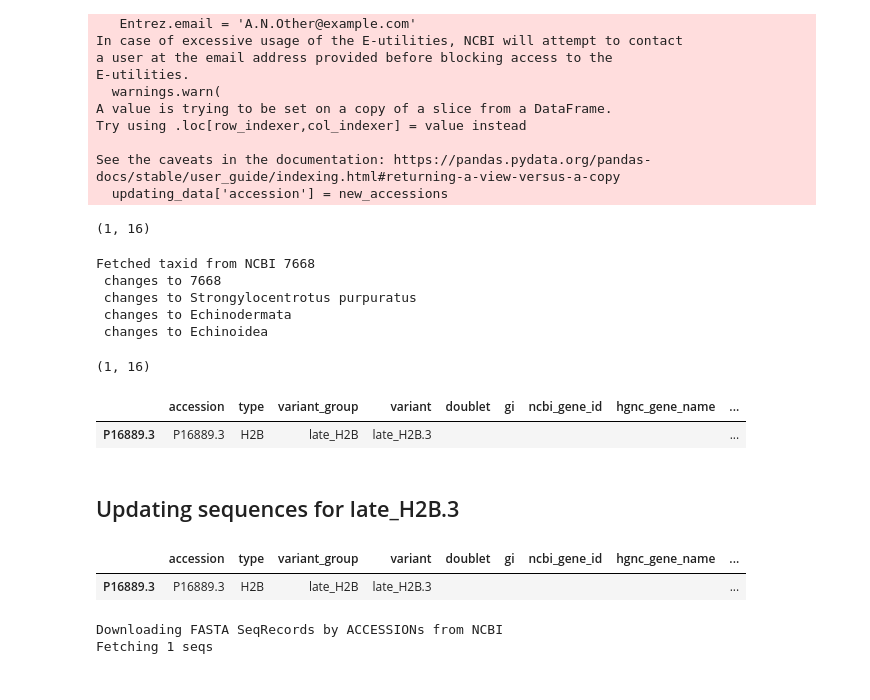
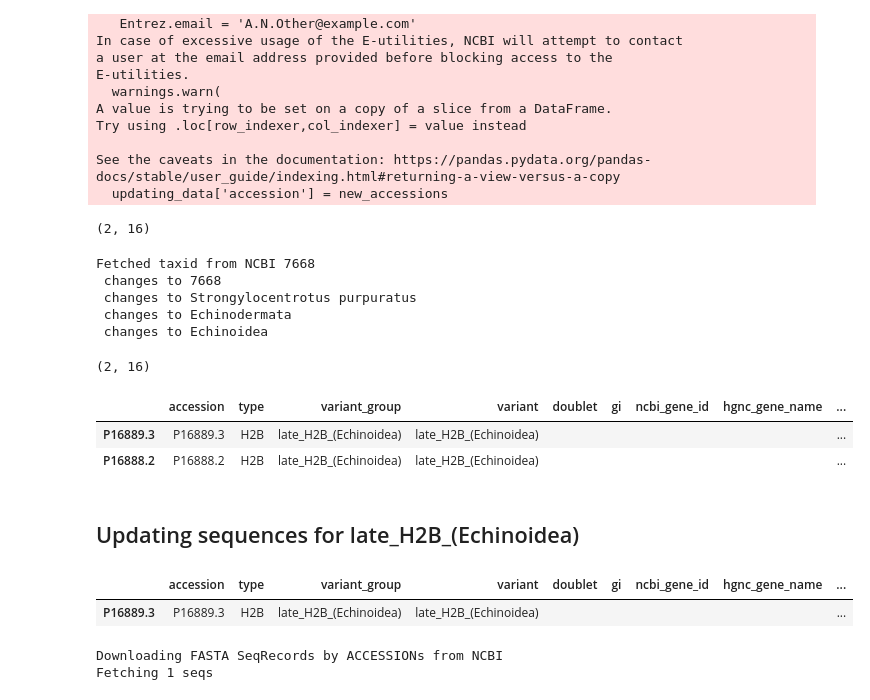
Before and after one commit to v-kulikov1/histonedb_Vladimir, a Jupyter notebook: CURATED_SET/curated_service/add_late_H2B-L3_march2024.ipynb, the cells around one changed output. Cells and saved outputs as stored; diff of their text form; code cells hidden in the pictures.

Commit message:
Добавил все 5 последовательностей Echinoidea. Пока не удалил неправильные названия

```diff
--- a/CURATED_SET/curated_service/add_late_H2B-L3_march2024.ipynb
+++ b/CURATED_SET/curated_service/add_late_H2B-L3_march2024.ipynb
@@ -53,8 +54,8 @@ df = pd.DataFrame(
     {
         "accession": late_h2b_accessions,
         "type": ["H2B"] * len(late_h2b_accessions),
-        "variant_group": ["late_H2B"] * len(late_h2b_accessions),
-        "variant": ["late_H2B.3"] * len(late_h2b_accessions),
+        "variant_group": ["late_H2B_(Echinoidea)"] * len(late_h2b_accessions),
+        "variant": ["late_H2B_(Echinoidea)"] * len(late_h2b_accessions),
         "references": ["3697096"] * len(late_h2b_accessions),
     }
 )
@@ -108,9 +109,9 @@ Try using .loc[row_indexer,col_indexer] = value instead
 See the caveats in the documentation: https://pandas.pydata.org/pandas-docs/stable/user_guide/indexing.html#returning-a-view-versus-a-copy
   updating_data['accession'] = new_accessions
 # %%
-cs.data[cs.data["variant"] == "late_H2B.3"].shape
+cs.data[cs.data["variant"] == "late_H2B_(Echinoidea)"].shape
 # %% [output]
-(1, 16)
+(2, 16)
 # %%
 curated_set.update_taxids(blank_data=True)
 # %% [output]
@@ -120,21 +121,22 @@ Fetched taxid from NCBI 7668
  changes to Echinodermata
  changes to Echinoidea
 # %%
-cs.data[cs.data["variant"] == "late_H2B.3"].shape
+cs.data[cs.data["variant"] == "late_H2B_(Echinoidea)"].shape
 # %% [output]
-(1, 16)
+(2, 16)
 # %%
-cs.data[cs.data["variant"] == "late_H2B.3"]
+cs.data[cs.data["variant"] == "late_H2B_(Echinoidea)"]
 # %% [output]
 |  | accession | type | variant_group | variant | doublet | gi | ncbi_gene_id | hgnc_gene_name | ... |
-| P16889.3 | P16889.3 | H2B | late_H2B | late_H2B.3 |  |  |  |  | ... |
+| P16889.3 | P16889.3 | H2B | late_H2B_(Echinoidea) | late_H2B_(Echinoidea) |  |  |  |  | ... |
+| P16888.2 | P16888.2 | H2B | late_H2B_(Echinoidea) | late_H2B_(Echinoidea) |  |  |  |  | ... |
 # %% [markdown]
-## Updating sequences for late_H2B.3
+## Updating sequences for late_H2B_(Echinoidea)
 # %%
 cs.data[cs.data['sequence'] == '']
 # %% [output]
 |  | accession | type | variant_group | variant | doublet | gi | ncbi_gene_id | hgnc_gene_name | ... |
-| P16889.3 | P16889.3 | H2B | late_H2B | late_H2B.3 |  |  |  |  | ... |
+| P16889.3 | P16889.3 | H2B | late_H2B_(Echinoidea) | late_H2B_(Echinoidea) |  |  |  |  | ... |
 # %%
 cs.update_sequence(blank_data=True)
 # %% [output]
```
Also changed, not shown: parts of 9 cells of this notebook, 8 other files.
